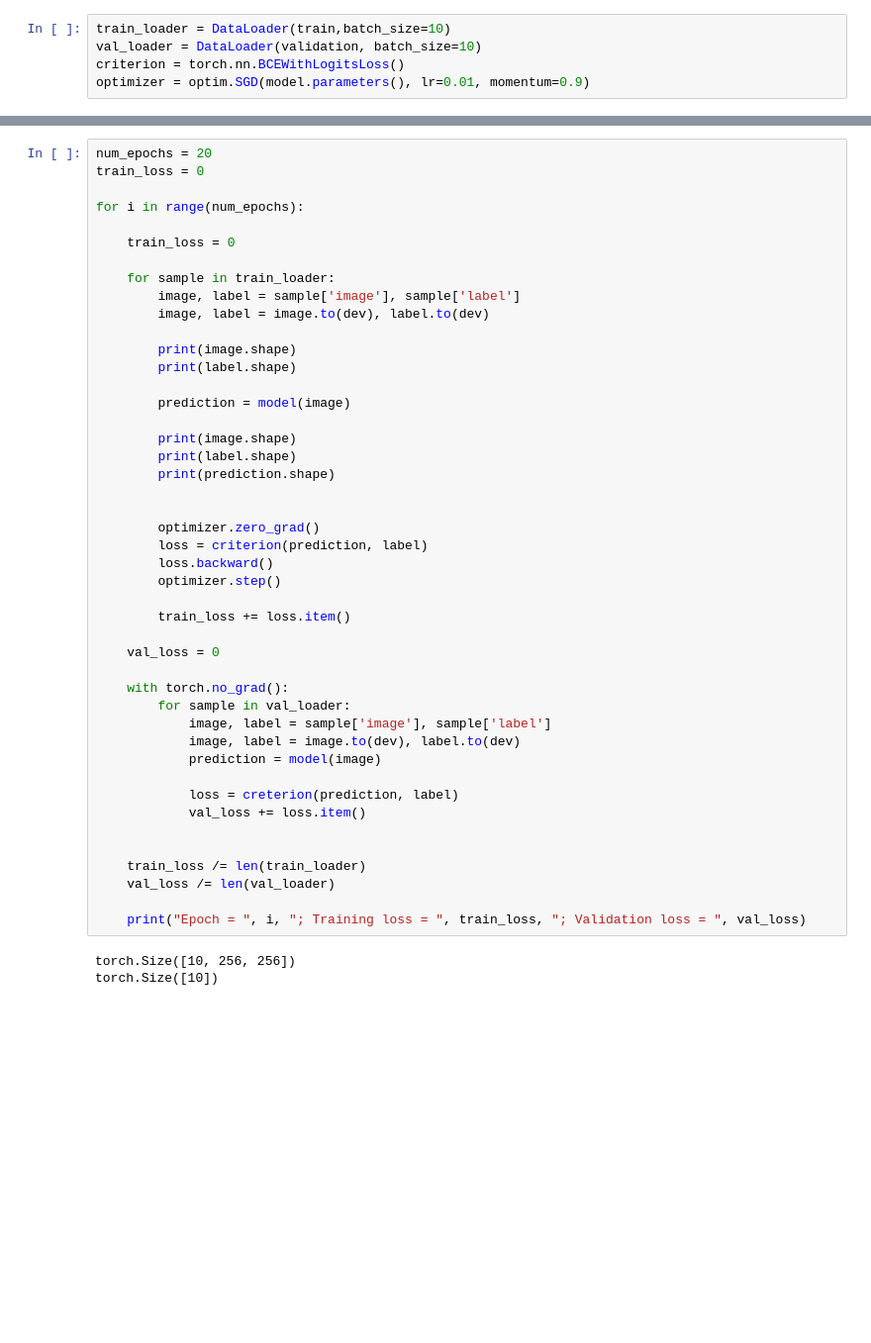
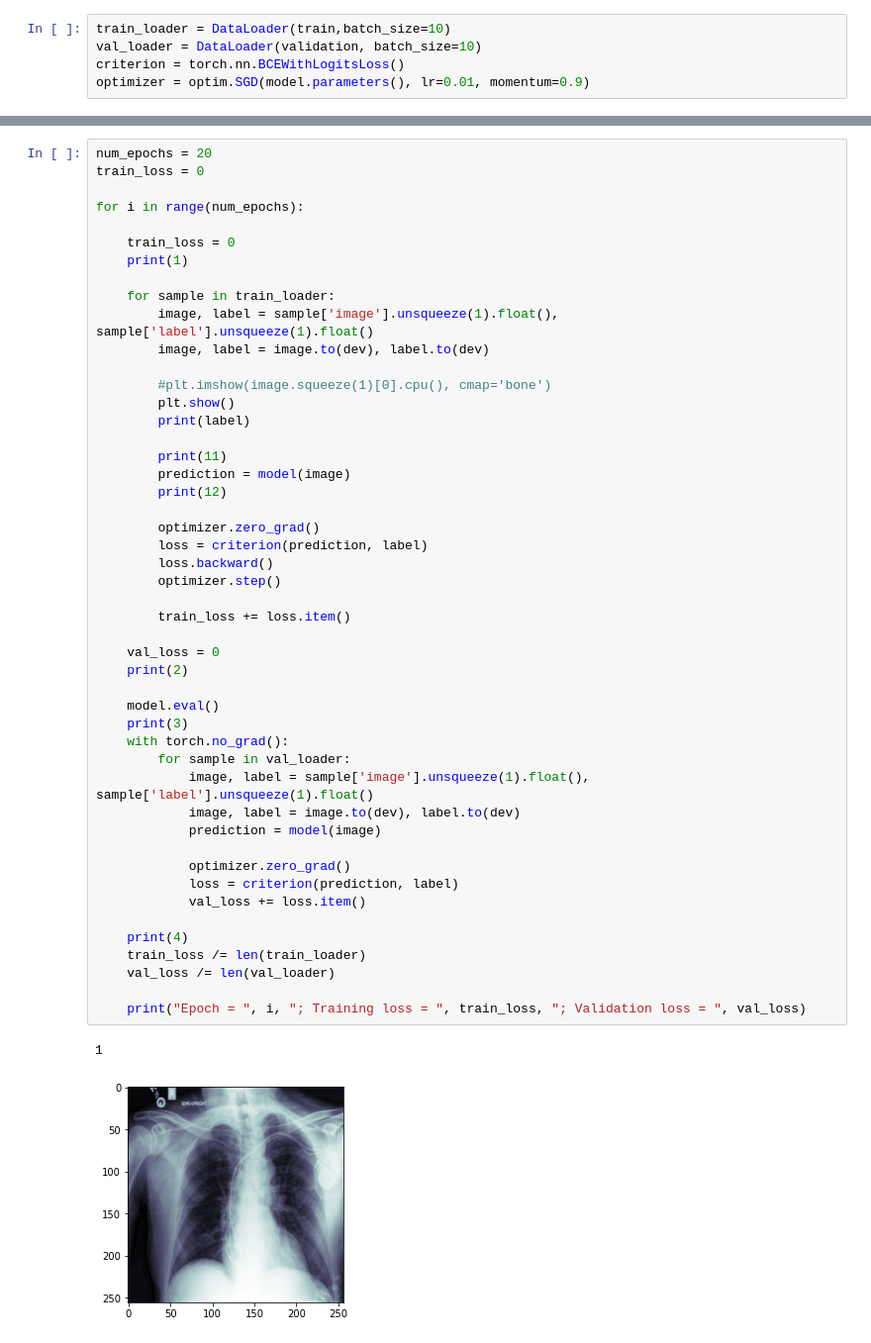
Before and after one commit to bernieee/sirius, a Jupyter notebook: AI_for_Med_image_analysis/Challenge_lungs_classification.ipynb, the cells around one changed output, grey strips where cells are left out. Shown at 99% size. Drawn from its saved outputs; the diff is of its cells as text; blank space fills up the shorter version.

```diff
--- a/AI_for_Med_image_analysis/Challenge_lungs_classification.ipynb
+++ b/AI_for_Med_image_analysis/Challenge_lungs_classification.ipynb
@@ -252,44 +210,47 @@ train_loss = 0
 for i in range(num_epochs):
 
     train_loss = 0
+    print(1)
 
     for sample in train_loader:
-        image, label = sample['image'], sample['label']
+        image, label = sample['image'].unsqueeze(1).float(), sample['label'].unsqueeze(1).float()
         image, label = image.to(dev), label.to(dev)
 
-        print(image.shape)
-        print(label.shape)
+        #plt.imshow(image.squeeze(1)[0].cpu(), cmap='bone')
+        plt.show()
+        print(label)
 
+        print(11)
         prediction = model(image)
-
-        print(image.shape)
-        print(label.shape)
-        print(prediction.shape)
-
+        print(12)
 
         optimizer.zero_grad()
         loss = criterion(prediction, label)
         loss.backward()
         optimizer.step()
 
         train_loss += loss.item()
 
     val_loss = 0
+    print(2)
 
+    model.eval()
+    print(3)
     with torch.no_grad():
         for sample in val_loader:
-            image, label = sample['image'], sample['label']
+            image, label = sample['image'].unsqueeze(1).float(), sample['label'].unsqueeze(1).float()
             image, label = image.to(dev), label.to(dev)
             prediction = model(image)
 
-            loss = creterion(prediction, label)
+            optimizer.zero_grad()
+            loss = criterion(prediction, label)
             val_loss += loss.item()
 
-
+    print(4)
     train_loss /= len(train_loader)
     val_loss /= len(val_loader)
 
     print("Epoch = ", i, "; Training loss = ", train_loss, "; Validation loss = ", val_loss)
 # %% [output]
-torch.Size([10, 256, 256])
-torch.Size([10])
+1
+[figure, added]
```
Also changed, not shown: parts of 5 cells of this notebook.
